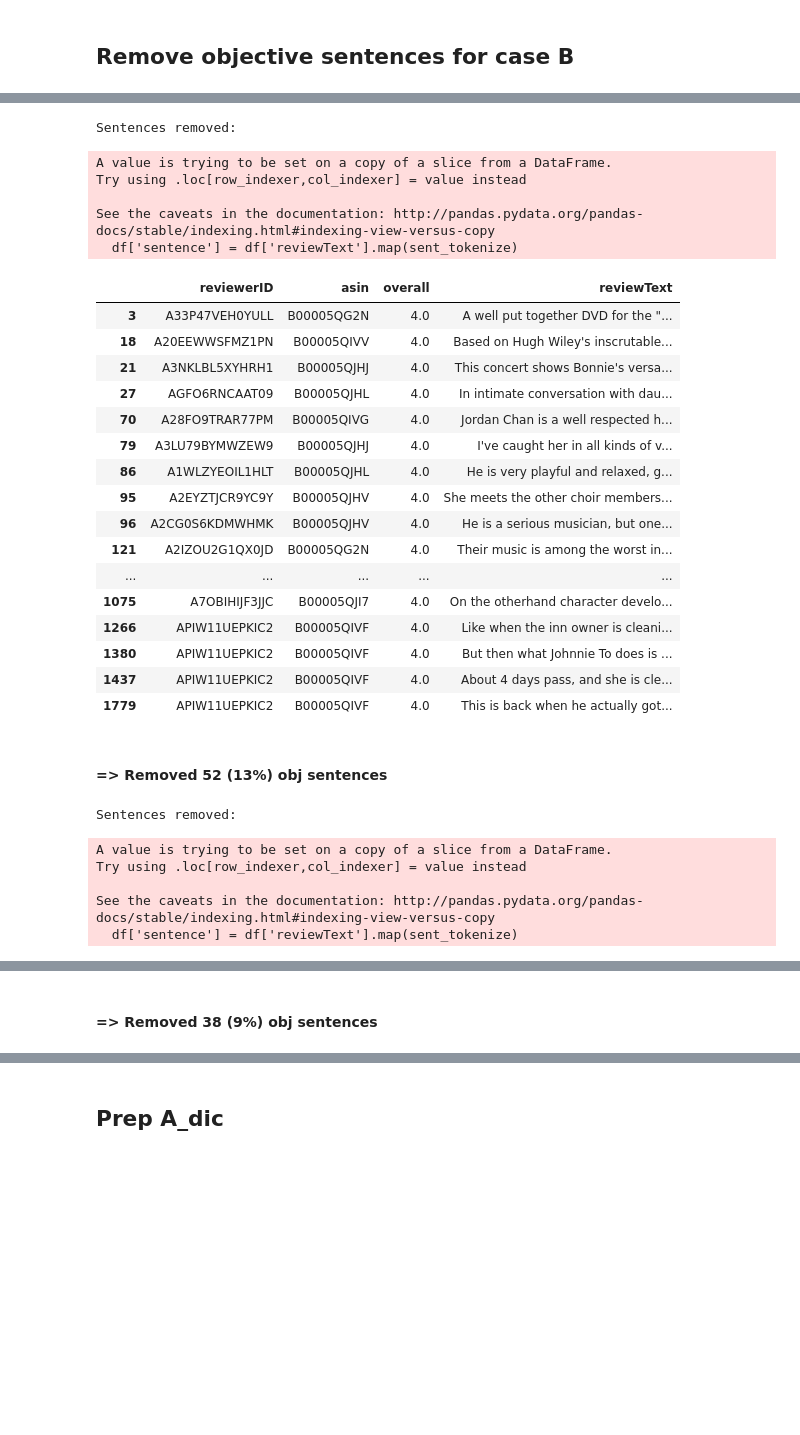
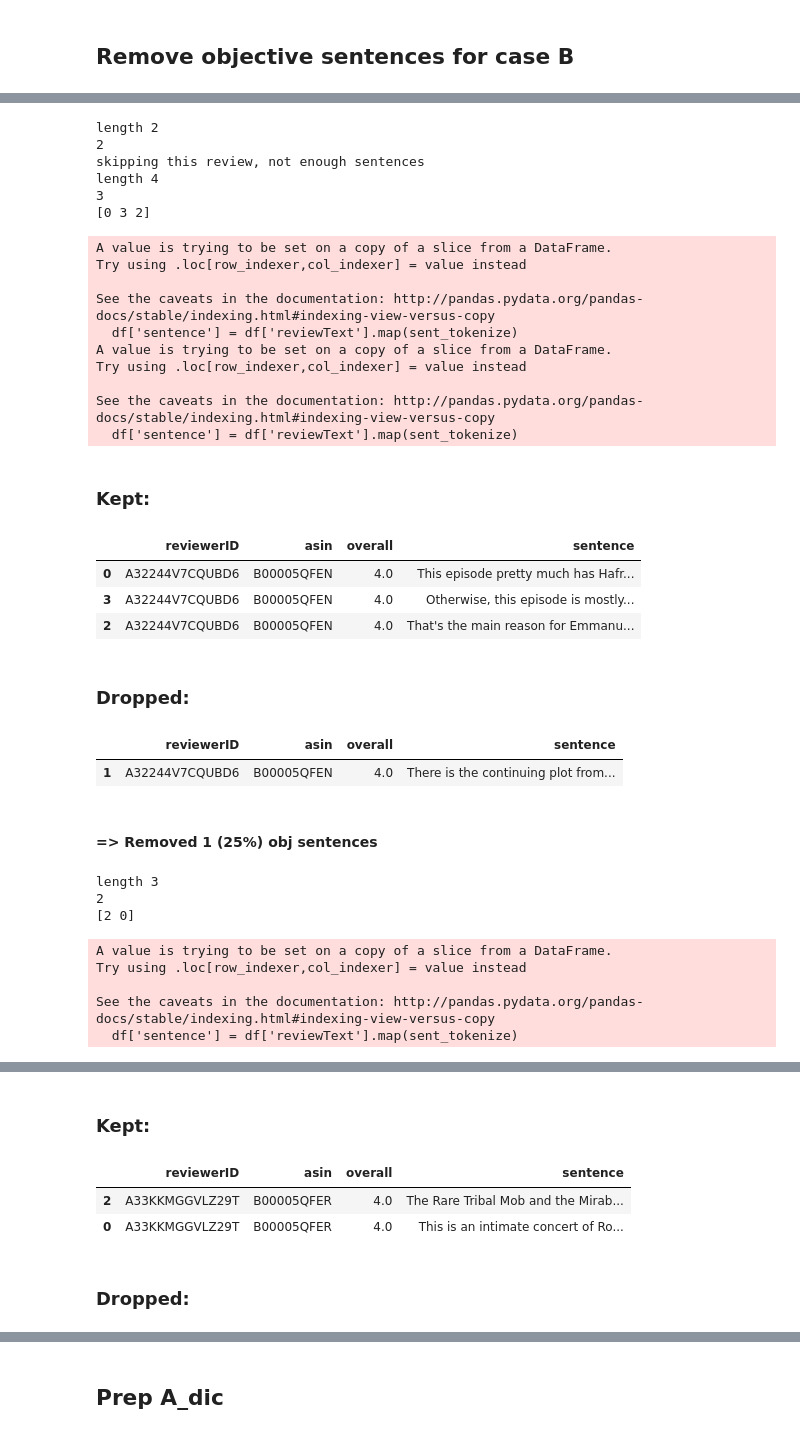
Before and after one commit to j-gd/movie_mood, a Jupyter notebook: src/ab_testing_dev/B_creation.ipynb, the cells around one changed output, grey strips where cells are left out. Drawn from its saved outputs; the diff is of its cells as text; code cells hidden in the pictures; blank space fills up the shorter version.

Commit message:
Remove a fraction of each review. Run tests.

```diff
--- a/src/ab_testing_dev/B_creation.ipynb
+++ b/src/ab_testing_dev/B_creation.ipynb
@@ -59,7 +56,7 @@ file_name = '_balanced_pos_neg_train_test_reviews.pkl'
 pickle_in = open(data_path + str(NB_SAMPLES) + file_name,"rb")
 train_test_dic0 = pickle.load(pickle_in)
 # %%
-SAMPLE_FRACTION = 0.0004
+SAMPLE_FRACTION = 0.00004
 
 test_dic = {'train': {}, 'test':{}}
 
@@ -145,60 +129,73 @@ print(total)
 # %%
+%reload_ext autoreload
+from subjective_filter import SubjectiveFilter
+
 REMOVE = 'obj'
-THRESHOLD = 0.8
+REMOVE_FRACTION = 1/4
 CHUNK_SZ = 1
 
 sent_dfs = {'train':{},'test':{}}
 nb_sentences_removed = 0
 
 for ttname, tt in test_dic.items():
     for pn, df in tt.items():
         df_list = []
         start = 0
         while start < df.shape[0]:
             end = start + CHUNK_SZ
-            df2 = subj_filter.to_one_sent_per_row(
-                    df.iloc[start:end,:])
+            df1 = df.iloc[start:end,:]
+            df2 = subj_filter.to_one_sent_per_row(df1)
             df3, removed = subj_filter.transform(
                     df2,
-                    'reviewText',
-                    remove_above_threshold = THRESHOLD,
+                    'sentence',
+                    remove_fraction = REMOVE_FRACTION,
                     debug_level=0,
                     remove=REMOVE)
+            if removed == -1:
+                start = end
+                continue
             df_list.append(df3)
             nb_sentences_removed += removed
             start = end
 
+        if len(df_list) == 0:
+            sent_dfs[ttname][pn] = None
+            print('No reviews for {} {}'.format(ttname, pn))
+            continue
         sent_dfs[ttname][pn] = df_list.pop()
         while len(df_list) > 0:
             sent_dfs[ttname][pn] = pd.merge(df_list.pop(),
                                             sent_dfs[ttname][pn], how='outer')
 #         res[ttname][pn] = reduce(lambda x, y: pd.merge(x, y, on = ['reviewerID','asin']), dfList)
 # %% [output]
-Sentences removed:
+length 2
+2
+skipping this review, not enough sentences
+length 4
+3
+[0 3 2]
 A value is trying to be set on a copy of a slice from a DataFrame.
 Try using .loc[row_indexer,col_indexer] = value instead
 
 See the caveats in the documentation: http://pandas.pydata.org/pandas-docs/stable/indexing.html#indexing-view-versus-copy
   df['sentence'] = df['reviewText'].map(sent_tokenize)
+A value is trying to be set on a copy of a slice from a DataFrame.
+Try using .loc[row_indexer,col_indexer] = value instead
+
+See the caveats in the documentation: http://pandas.pydata.org/pandas-docs/stable/indexing.html#indexing-view-versus-copy
+  df['sentence'] = df['reviewText'].map(sent_tokenize)
+### Kept:
-|  | reviewerID | asin | overall | reviewText |
-| 3 | A33P47VEH0YULL | B00005QG2N | 4.0 | A well put together DVD for the "... |
-| 18 | A20EEWWSFMZ1PN | B00005QIVV | 4.0 | Based on Hugh Wiley's inscrutable... |
-| 21 | A3NKLBL5XYHRH1 | B00005QJHJ | 4.0 | This concert shows Bonnie's versa... |
-| 27 | AGFO6RNCAAT09 | B00005QJHL | 4.0 | In intimate conversation with dau... |
-| 70 | A28FO9TRAR77PM | B00005QIVG | 4.0 | Jordan Chan is a well respected h... |
-| 79 | A3LU79BYMWZEW9 | B00005QJHJ | 4.0 | I've caught her in all kinds of v... |
-| 86 | A1WLZYEOIL1HLT | B00005QJHL | 4.0 | He is very playful and relaxed, g... |
-| 95 | A2EYZTJCR9YC9Y | B00005QJHV | 4.0 | She meets the other choir members... |
-| 96 | A2CG0S6KDMWHMK | B00005QJHV | 4.0 | He is a serious musician, but one... |
-| 121 | A2IZOU2G1QX0JD | B00005QG2N | 4.0 | Their music is among the worst in... |
-| ... | ... | ... | ... | ... |
-| 1075 | A7OBIHIJF3JJC | B00005QJI7 | 4.0 | On the otherhand character develo... |
-| 1266 | APIW11UEPKIC2 | B00005QIVF | 4.0 | Like when the inn owner is cleani... |
-| 1380 | APIW11UEPKIC2 | B00005QIVF | 4.0 | But then what Johnnie To does is ... |
-| 1437 | APIW11UEPKIC2 | B00005QIVF | 4.0 | About 4 days pass, and she is cle... |
-| 1779 | APIW11UEPKIC2 | B00005QIVF | 4.0 | This is back when he actually got... |
+|  | reviewerID | asin | overall | sentence |
+| 0 | A32244V7CQUBD6 | B00005QFEN | 4.0 | This episode pretty much has Hafr... |
+| 3 | A32244V7CQUBD6 | B00005QFEN | 4.0 | Otherwise, this episode is mostly... |
+| 2 | A32244V7CQUBD6 | B00005QFEN | 4.0 | That's the main reason for Emmanu... |
-#### => Removed 52 (13%) obj sentences
+### Dropped:
+|  | reviewerID | asin | overall | sentence |
+| 1 | A32244V7CQUBD6 | B00005QFEN | 4.0 | There is the continuing plot from... |
+#### => Removed 1 (25%) obj sentences
-Sentences removed:
+length 3
+2
+[2 0]
 A value is trying to be set on a copy of a slice from a DataFrame.
 Try using .loc[row_indexer,col_indexer] = value instead
 
@@ -224 +204,5 @@ See the caveats in the documentation: http://pandas.pydata.org/pandas-docs/stabl
-#### => Removed 38 (9%) obj sentences
+### Kept:
+|  | reviewerID | asin | overall | sentence |
+| 2 | A33KKMGGVLZ29T | B00005QFER | 4.0 | The Rare Tribal Mob and the Mirab... |
+| 0 | A33KKMGGVLZ29T | B00005QFER | 4.0 | This is an intimate concert of Ro... |
+### Dropped:
```
Also changed, not shown: parts of 11 cells of this notebook, 2 other files.
